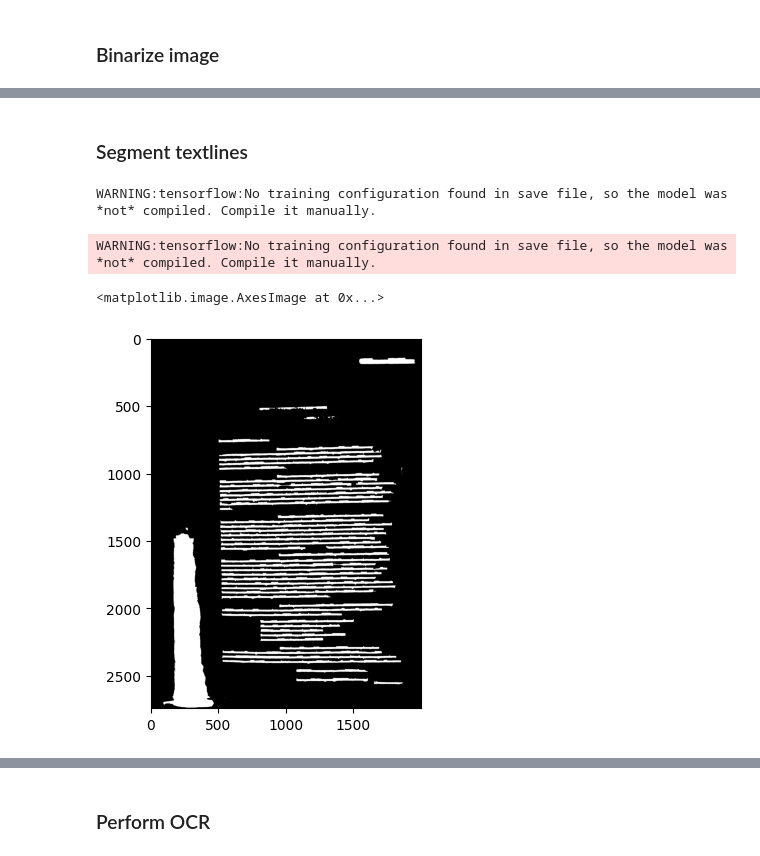
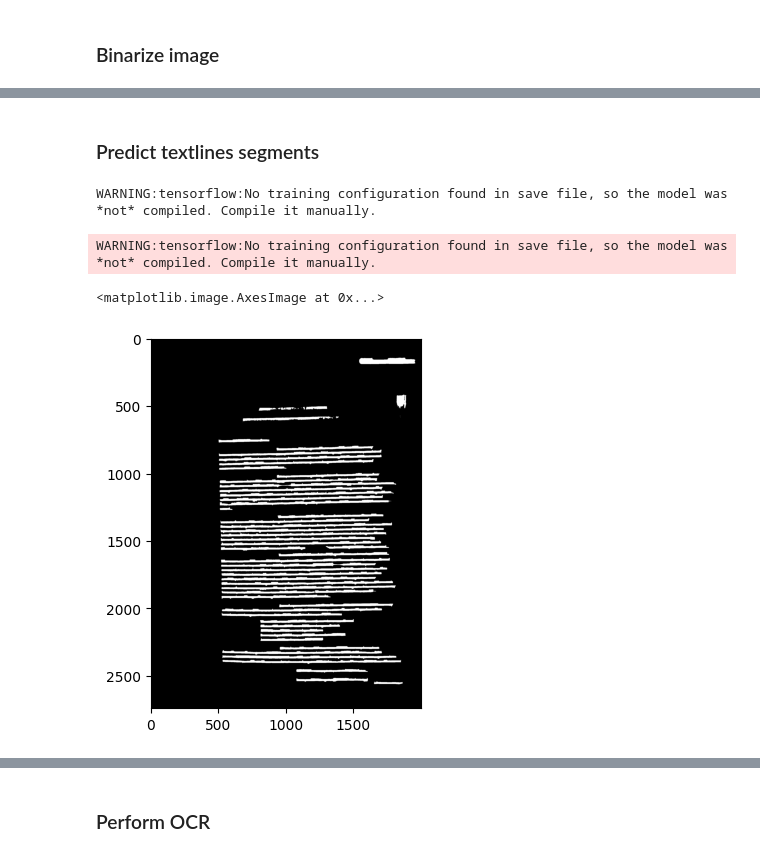
Before and after one commit to pluniak/ocrd, a Jupyter notebook: notebooks/pipeline.ipynb, the cells around one changed output, grey strips where cells are left out. Saved outputs shown, nothing was run; the diff lists cells and outputs as text; code cells hidden in the pictures.

```diff
--- a/notebooks/pipeline.ipynb
+++ b/notebooks/pipeline.ipynb
@@ -52,0 +33,3 @@ plt.imshow(binarized)
+# %%
+binarized = binarize_image(img, 'detailed')
+plt.imshow(binarized)
@@ -53,15 +50,13 @@ plt.imshow(binarized)
 # %% [markdown]
-### Segment textlines
+### Predict textlines segments
 # %%
-### Segment textlines
-# do inference
 model_name = "SBB/eynollah-textline"
 model = from_pretrained_keras(model_name)
-textlines = do_prediction(model, binarized)
 
-plt.imshow(textlines*255)
+textline_segments = do_prediction(model, binarized)
+plt.imshow(textline_segments*255)
 # %% [output]
 WARNING:tensorflow:No training configuration found in save file, so the model was *not* compiled. Compile it manually.
 WARNING:tensorflow:No training configuration found in save file, so the model was *not* compiled. Compile it manually.
 <matplotlib.image.AxesImage at 0x...>
-[figure, old version]
+[figure, new version]
```
Also changed, not shown: parts of 21 cells of this notebook, 5 other files.
